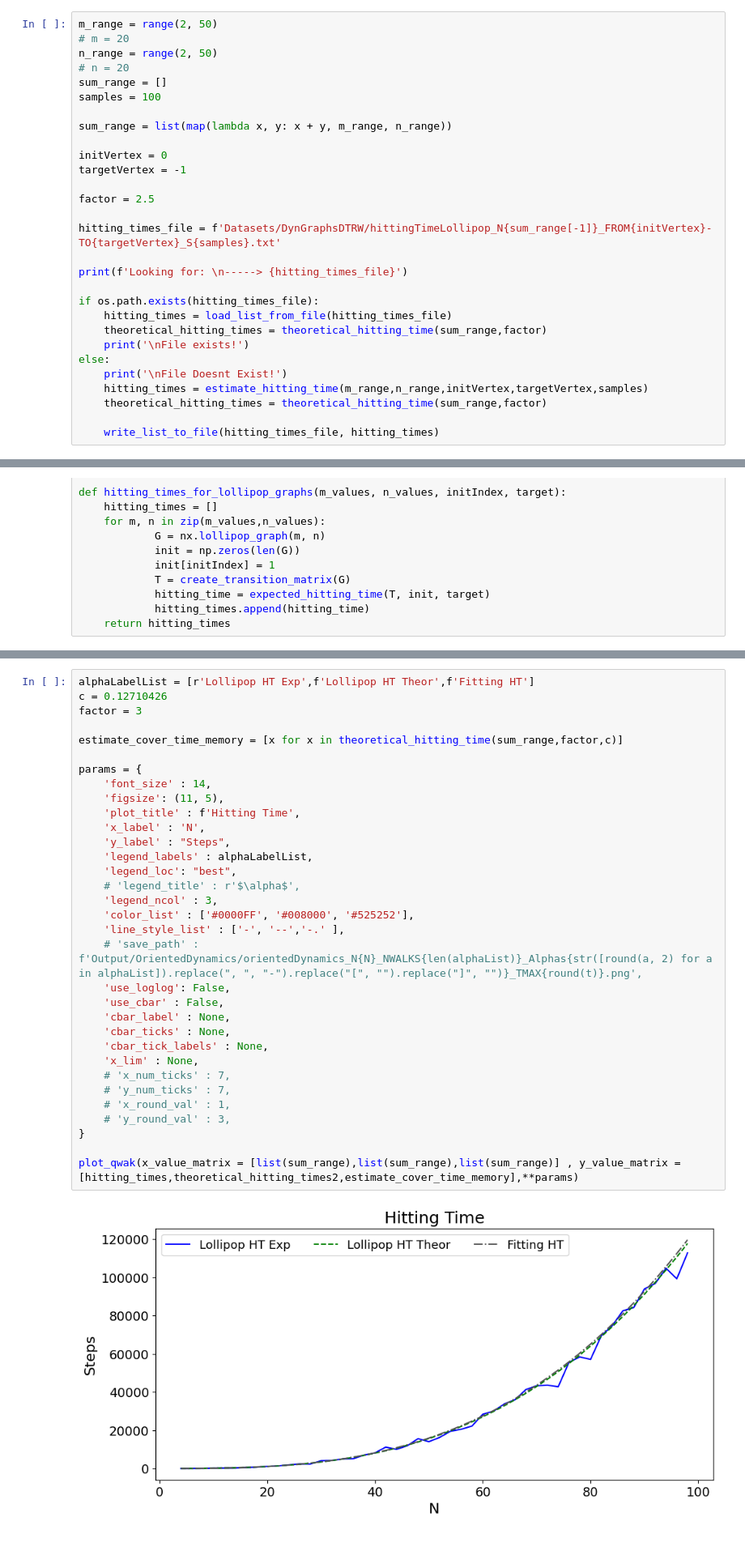
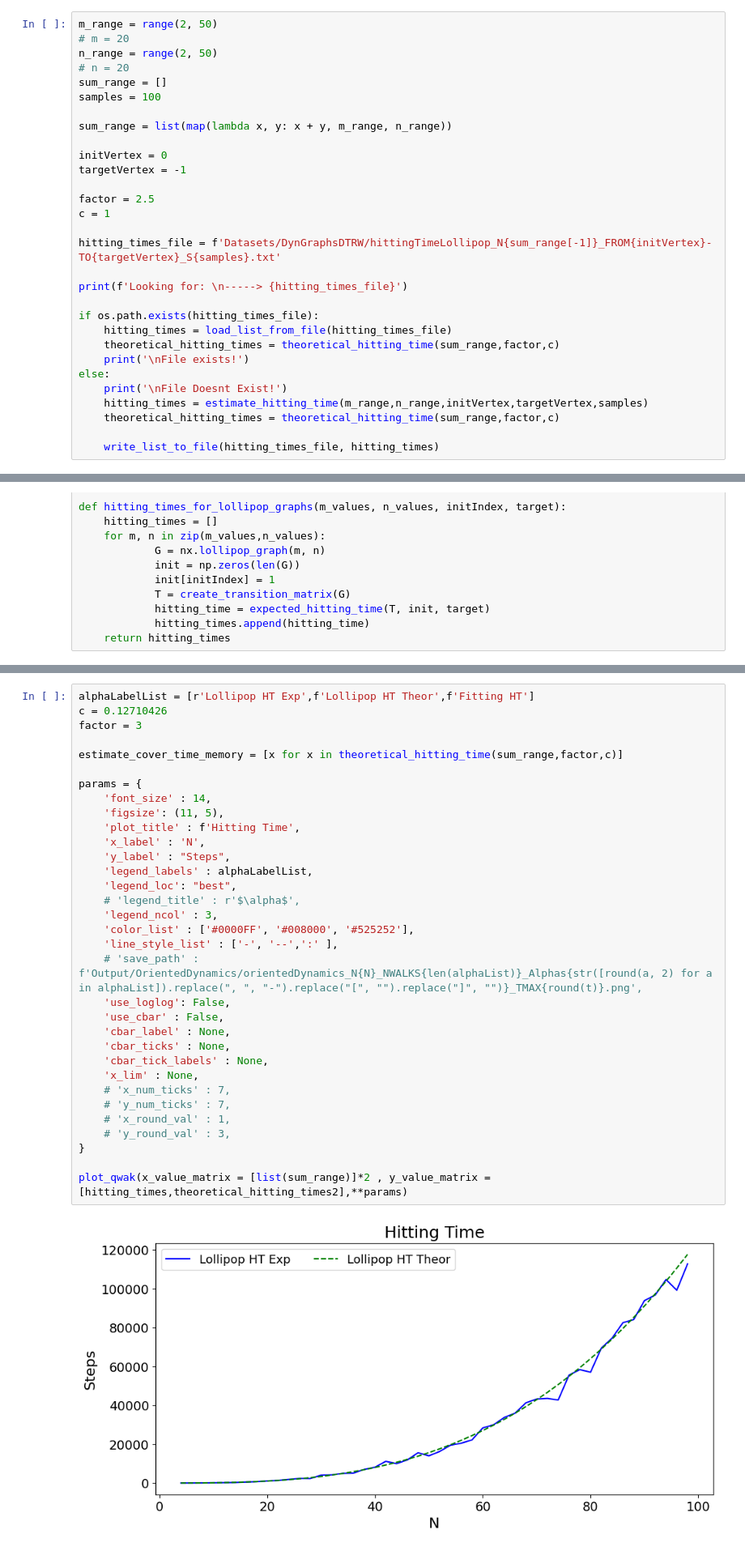
Before and after one commit to JaimePSantos/DynamicRandomWalks, a Jupyter notebook: HT-Static_Lollipop.ipynb, the cells around one changed output, grey strips where cells are left out. Shown: that part at 81% size. Cells and saved outputs as stored; diff of their text form.

```diff
--- a/HT-Static_Lollipop.ipynb
+++ b/HT-Static_Lollipop.ipynb
@@ -91,6 +97,7 @@ initVertex = 0
 targetVertex = -1
 
 factor = 2.5
+c = 1
 
 hitting_times_file = f'Datasets/DynGraphsDTRW/hittingTimeLollipop_N{sum_range[-1]}_FROM{initVertex}-TO{targetVertex}_S{samples}.txt'
 
@@ -98,12 +105,12 @@ print(f'Looking for: \n-----> {hitting_times_file}')
 
 if os.path.exists(hitting_times_file):
     hitting_times = load_list_from_file(hitting_times_file)
-    theoretical_hitting_times = theoretical_hitting_time(sum_range,factor)
+    theoretical_hitting_times = theoretical_hitting_time(sum_range,factor,c)
     print('\nFile exists!')
 else:
     print('\nFile Doesnt Exist!')
     hitting_times = estimate_hitting_time(m_range,n_range,initVertex,targetVertex,samples)
-    theoretical_hitting_times = theoretical_hitting_time(sum_range,factor)
+    theoretical_hitting_times = theoretical_hitting_time(sum_range,factor,c)
 
     write_list_to_file(hitting_times_file, hitting_times)
 # %% [output]
@@ -317,33 +367,33 @@ alphaLabelList = [r'Lollipop HT Exp',f'Lollipop HT Theor',f'Fitting HT']
 c = 0.12710426
 factor = 3
 
 estimate_cover_time_memory = [x for x in theoretical_hitting_time(sum_range,factor,c)]
 
 params = {
     'font_size' : 14,
     'figsize': (11, 5),
     'plot_title' : f'Hitting Time',
     'x_label' : 'N',
     'y_label' : "Steps",
     'legend_labels' : alphaLabelList,
     'legend_loc': "best",
     # 'legend_title' : r'$\alpha$',
     'legend_ncol' : 3,
     'color_list' : ['#0000FF', '#008000', '#525252'],
-    'line_style_list' : ['-', '--','-.' ],
+    'line_style_list' : ['-', '--',':' ],
     # 'save_path' : f'Output/OrientedDynamics/orientedDynamics_N{N}_NWALKS{len(alphaList)}_Alphas{str([round(a, 2) for a in alphaList]).replace(", ", "-").replace("[", "").replace("]", "")}_TMAX{round(t)}.png',
     'use_loglog': False,
     'use_cbar' : False,
     'cbar_label' : None,
     'cbar_ticks' : None,
     'cbar_tick_labels' : None,
     'x_lim' : None,
     # 'x_num_ticks' : 7,
     # 'y_num_ticks' : 7,
     # 'x_round_val' : 1,
     # 'y_round_val' : 3,
 }
 
-plot_qwak(x_value_matrix = [list(sum_range),list(sum_range),list(sum_range)] , y_value_matrix = [hitting_times,theoretical_hitting_times2,estimate_cover_time_memory],**params)
+plot_qwak(x_value_matrix = [list(sum_range)]*2 , y_value_matrix = [hitting_times,theoretical_hitting_times2],**params)
 # %% [output]
-[figure, old version]
+[figure, new version]
```
Also changed, not shown: parts of 3 cells of this notebook, 1 other file.
